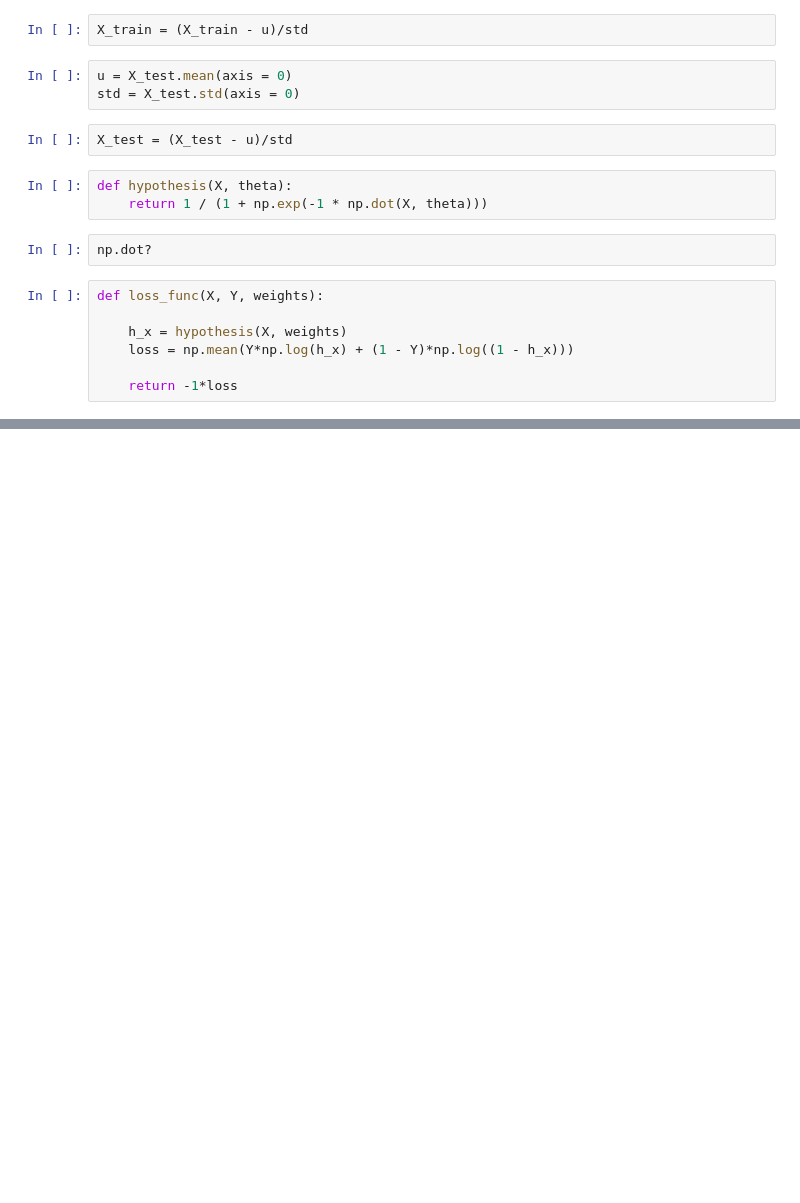
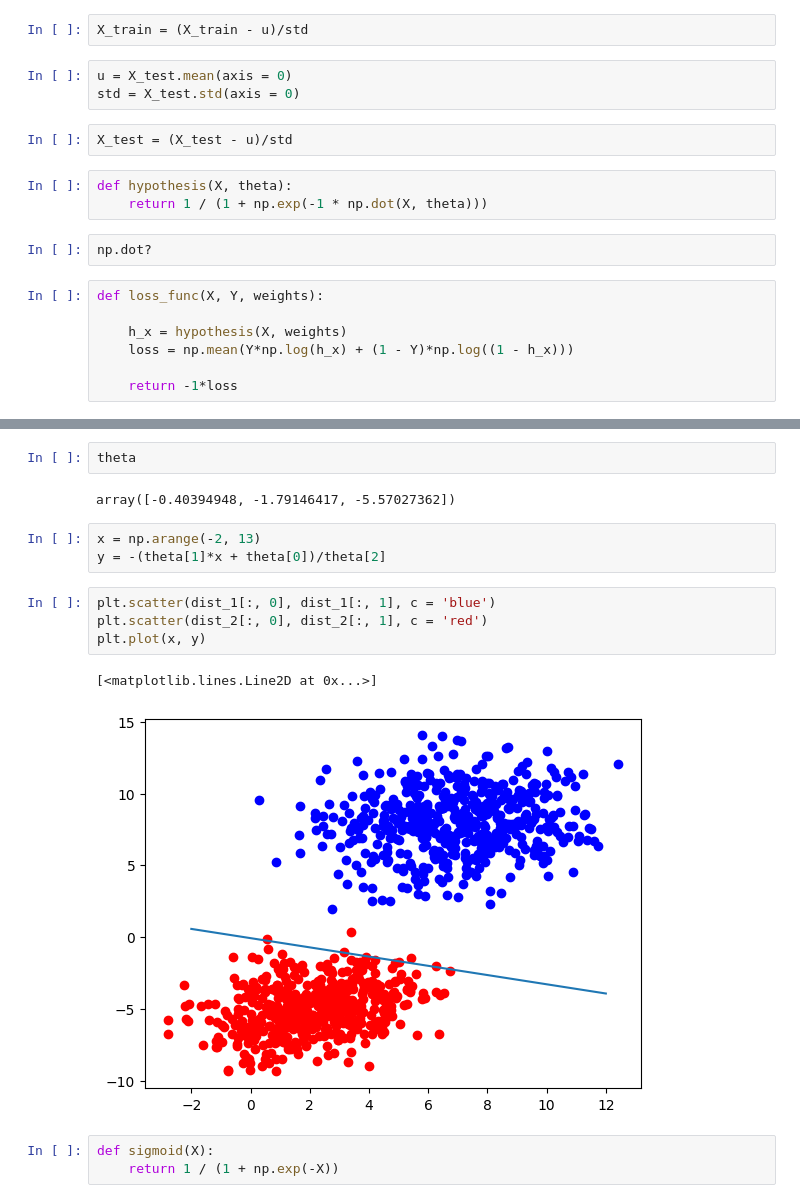
Before and after one commit to Abhijeet399/Data_Science_PP_6_Aug_23, a Jupyter notebook: Machine Learning/Logistic_Regression_random_points.ipynb, the cells around one changed output, grey strips where cells are left out. Saved outputs shown, nothing was run; the diff lists cells and outputs as text; blank space fills up the shorter version.

```diff
--- a/Machine Learning/Logistic_Regression_random_points.ipynb
+++ b/Machine Learning/Logistic_Regression_random_points.ipynb
@@ -83,0 +147,17 @@ def loss_func(X, Y, weights):
+# %%
+theta
+# %% [output]
+array([-0.40394948, -1.79146417, -5.57027362])
+# %%
+x = np.arange(-2, 13)
+y = -(theta[1]*x + theta[0])/theta[2]
+# %%
+plt.scatter(dist_1[:, 0], dist_1[:, 1], c = 'blue')
+plt.scatter(dist_2[:, 0], dist_2[:, 1], c = 'red')
+plt.plot(x, y)
+# %% [output]
+[<matplotlib.lines.Line2D at 0x...>]
+[figure, added]
+# %%
+def sigmoid(X):
+    return 1 / (1 + np.exp(-X))
```
Also changed, not shown: parts of 18 cells of this notebook, 1 other file.
